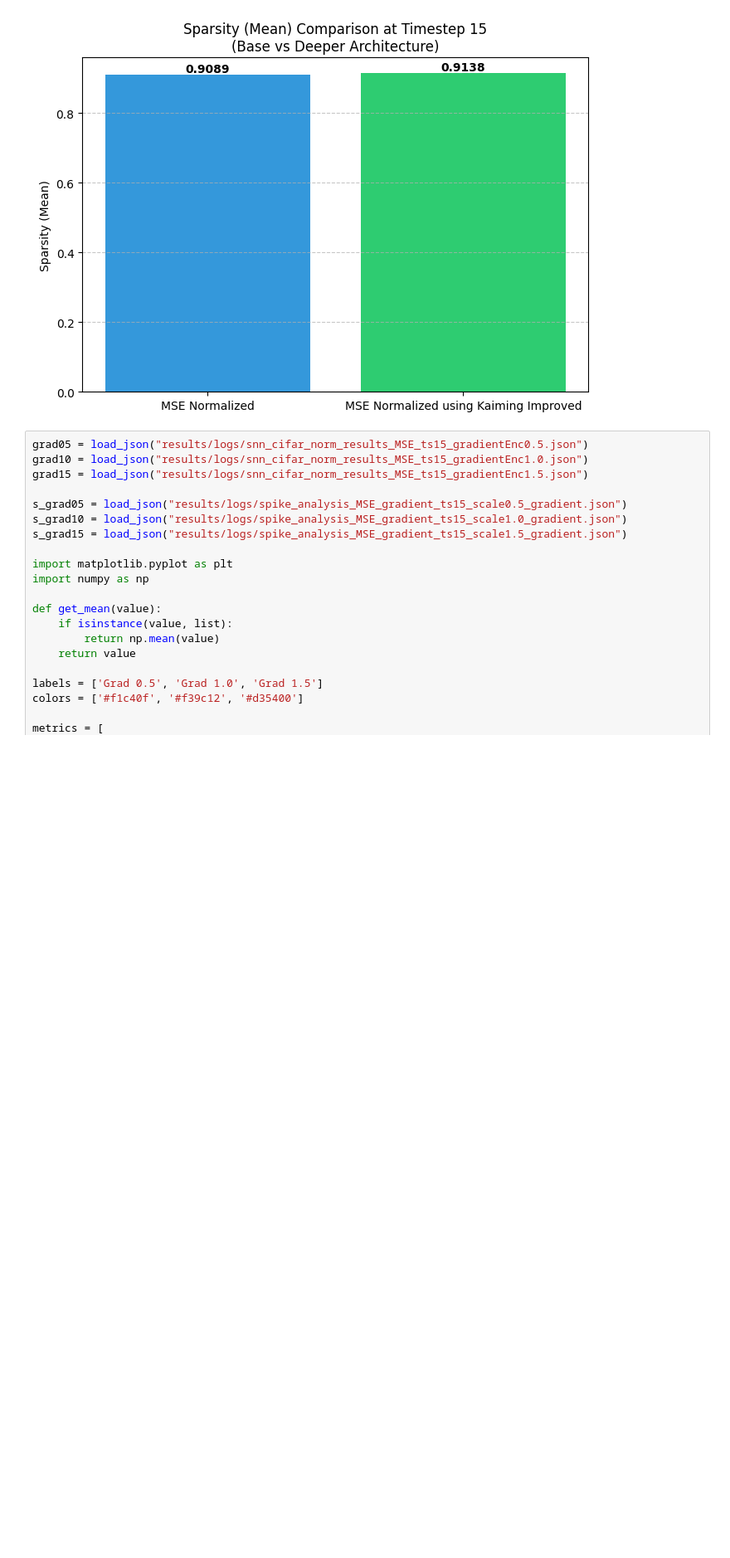
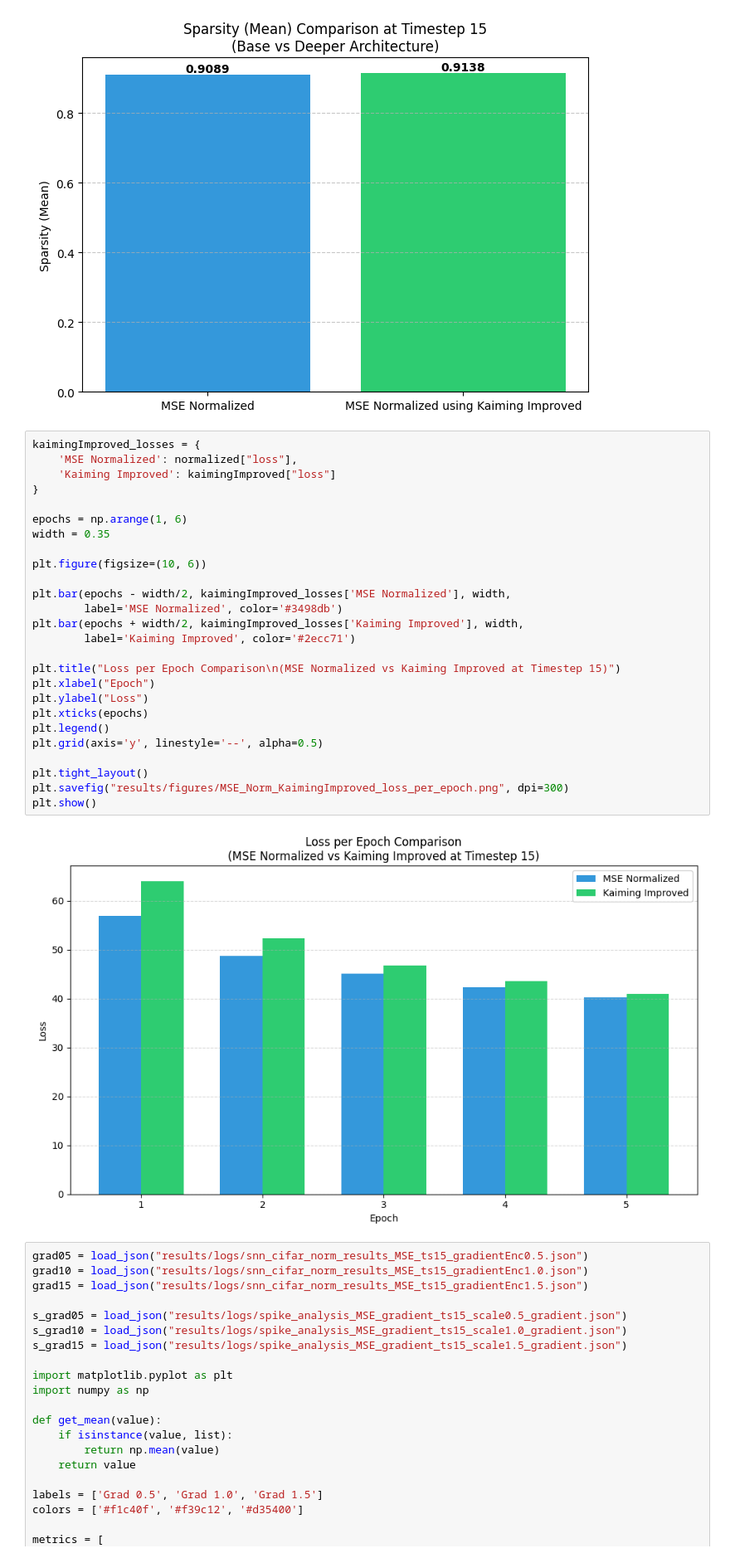
Before and after one commit to julenlegido/SpikingNeuralNetworks, a Jupyter notebook: notebooks/cifar_analysis.ipynb, the cells around one changed output. Shown at 83% size. Saved outputs shown, nothing was run; the diff lists cells and outputs as text; blank space fills up the shorter version.

```diff
--- a/notebooks/cifar_analysis.ipynb
+++ b/notebooks/cifar_analysis.ipynb
@@ -442,6 +526,34 @@ for title, values, filename in metrics:
 [figure]
 [figure]
 [figure]
+# %%
+kaimingImproved_losses = {
+    'MSE Normalized': normalized["loss"],
+    'Kaiming Improved': kaimingImproved["loss"]
+}
+
+epochs = np.arange(1, 6)
+width = 0.35
+
+plt.figure(figsize=(10, 6))
+
+plt.bar(epochs - width/2, kaimingImproved_losses['MSE Normalized'], width,
+        label='MSE Normalized', color='#3498db')
+plt.bar(epochs + width/2, kaimingImproved_losses['Kaiming Improved'], width,
+        label='Kaiming Improved', color='#2ecc71')
+
+plt.title("Loss per Epoch Comparison\n(MSE Normalized vs Kaiming Improved at Timestep 15)")
+plt.xlabel("Epoch")
+plt.ylabel("Loss")
+plt.xticks(epochs)
+plt.legend()
+plt.grid(axis='y', linestyle='--', alpha=0.5)
+
+plt.tight_layout()
+plt.savefig("results/figures/MSE_Norm_KaimingImproved_loss_per_epoch.png", dpi=300)
+plt.show()
+# %% [output]
+[figure, added]
 # %%
 grad05 = load_json("results/logs/snn_cifar_norm_results_MSE_ts15_gradientEnc0.5.json")
 grad10 = load_json("results/logs/snn_cifar_norm_results_MSE_ts15_gradientEnc1.0.json")
```
Also changed, not shown: parts of 6 cells of this notebook, 5 other files.
